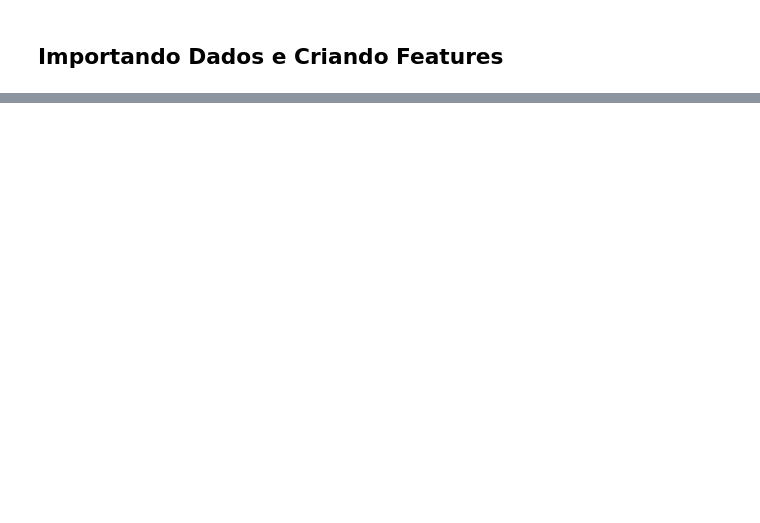
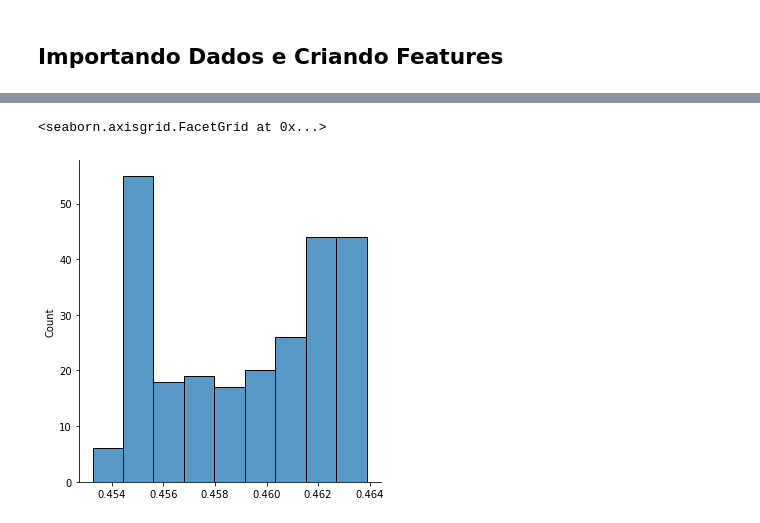
Before and after one commit to venzellucas/bovespa-index-prediction, a Jupyter notebook: TGII.ipynb, the cells around one changed output, grey strips where cells are left out. Saved outputs shown, nothing was run; the diff lists cells and outputs as text; code cells hidden in the pictures; blank space fills up the shorter version.

```diff
--- a/TGII.ipynb
+++ b/TGII.ipynb
@@ -559,0 +748,7 @@ for i in classification_arima.keys():
+# %%
+for i in classification_LSTM.keys():
+  print(i)
+  print('  LSTM F1: {}'.format(f1_score(classification_LSTM[i]['True'],classification_LSTM[i]['Predictions'])))
+  print('  LSTM Accu: {}'.format(accuracy_score(classification_LSTM[i]['True'],classification_LSTM[i]['Predictions'])))
+  print('  LSTM precision: {}'.format(precision_score(classification_LSTM[i]['True'],classification_LSTM[i]['Predictions'])))
+  print('  LSTM recall: {}'.format(recall_score(classification_LSTM[i]['True'],classification_LSTM[i]['Predictions'])))
@@ -559,0 +773,14 @@ for i in classification_arima.keys():
+# %%
+for i in classification_LSTM.keys():
+  classification_LSTM[i]['week'] = classification_LSTM[i].index.week
+  classification_LSTM[i]['True'] = predictions_LSTM[i]['True'] + 1
+  result = classification_LSTM[i].groupby('week', as_index=False).first()
+  patrimonio = 100
+  patrimonio2 = 100
+  for j in result.index:
+    if result.loc[j, 'Predictions'] == 1:
+      patrimonio *= result.loc[j, 'True']
+      patrimonio2 *= result.loc[j, 'True']
+    else:
+      patrimonio2 *= 2 - result.loc[j, 'True']
+  print('{}: patrimonio final long-only: {}, long-short: {}'.format(i, patrimonio, patrimonio2))
@@ -559,0 +814,13 @@ for i in classification_arima.keys():
+# %%
+realy = []
+for i in y_train:
+  realy.append(i[-1])
+# %%
+scaler = MinMaxScaler()
+scaler.fit(np.array(realy).reshape(-1, 1))
+t = scaler.transform(np.array([ i for i in predictions_LSTM[2016]['Predictions'].values]).reshape(1, -1))
+# %%
+sns.displot(t[0])
+# %% [output]
+<seaborn.axisgrid.FacetGrid at 0x...>
+[figure, added]
```
Also changed, not shown: parts of 101 cells of this notebook.
